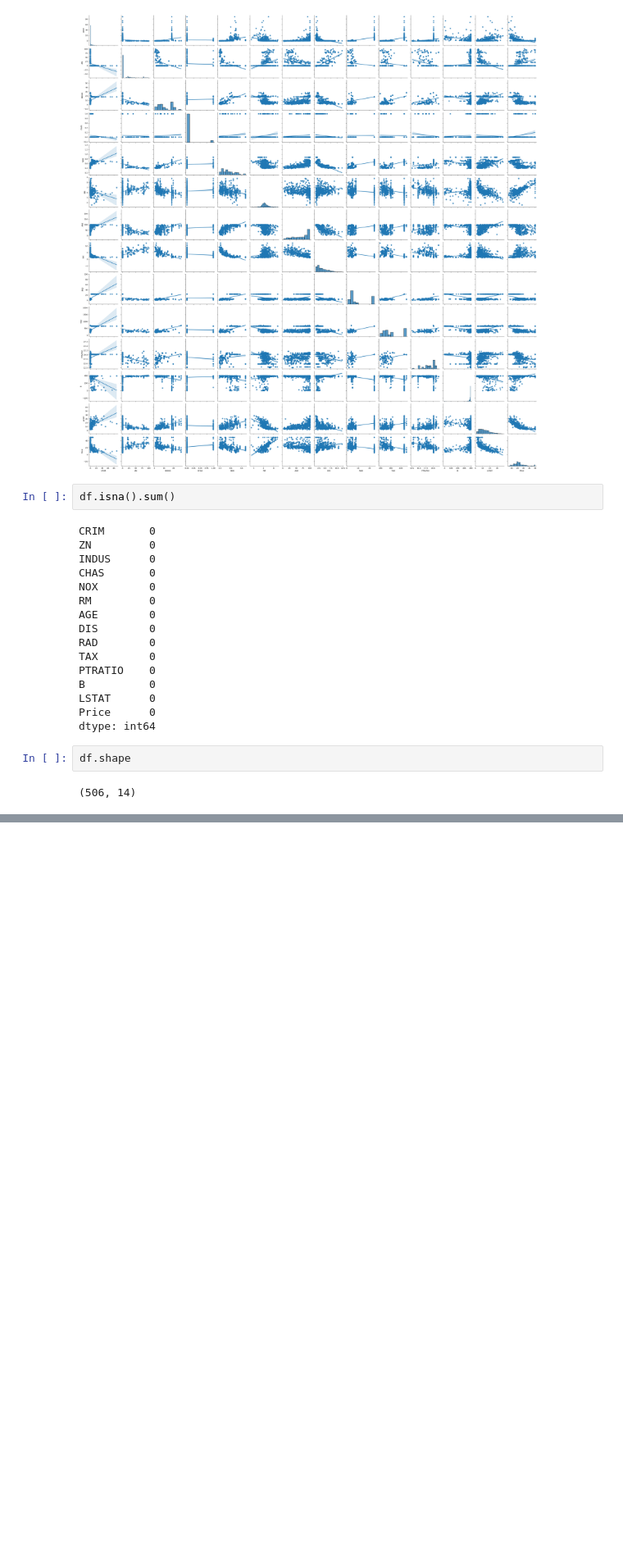
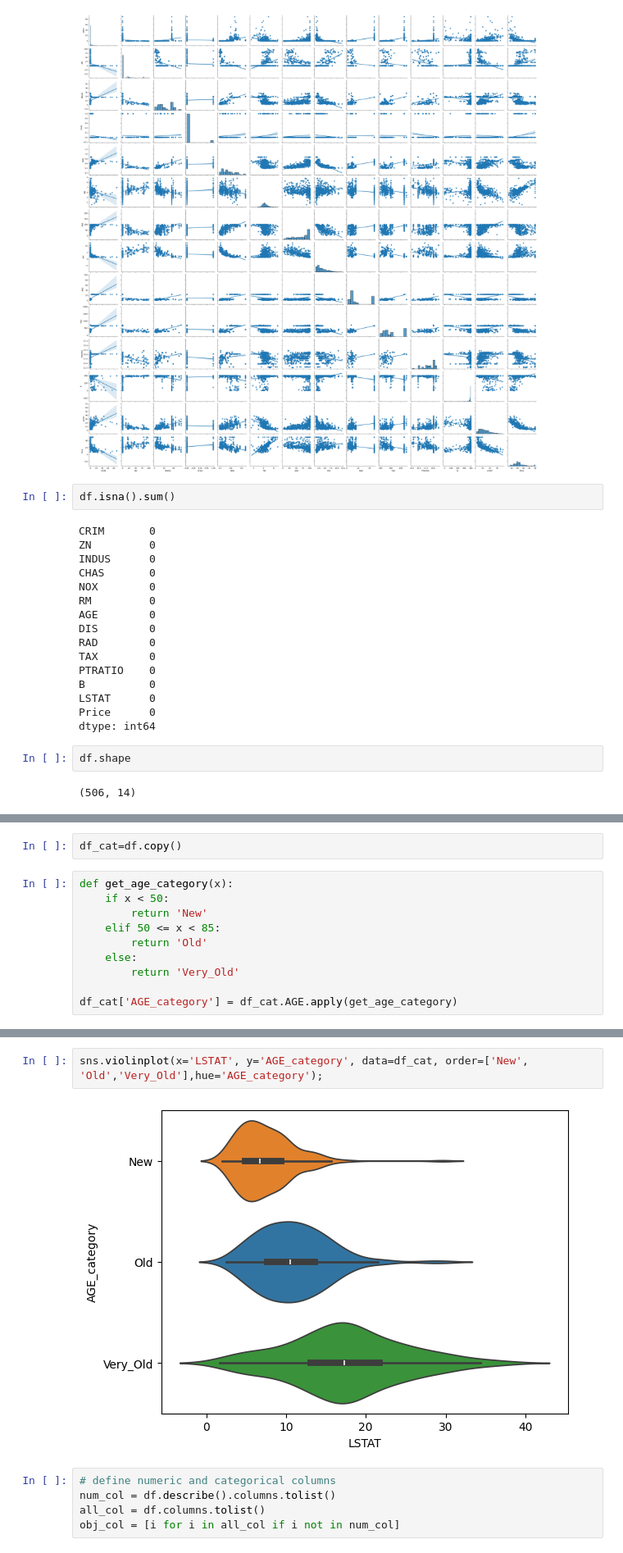
Before and after one commit to Lorenzo-Biondi/FISTIC2024, a Jupyter notebook: Less04/analisi.ipynb, the cells around one changed output, grey strips where cells are left out. Shown at 82% size. Drawn from its saved outputs; the diff is of its cells as text; blank space fills up the shorter version.

```diff
--- a/Less04/analisi.ipynb
+++ b/Less04/analisi.ipynb
@@ -81,0 +100,12 @@ df.shape
+# %%
+df_cat=df.copy()
+# %%
+def get_age_category(x):
+    if x < 50:
+        return 'New'
+    elif 50 <= x < 85:
+        return 'Old'
+    else:
+        return 'Very_Old'
+
+df_cat['AGE_category'] = df_cat.AGE.apply(get_age_category)
@@ -81,0 +120,9 @@ df.shape
+# %%
+sns.violinplot(x='LSTAT', y='AGE_category', data=df_cat, order=['New', 'Old','Very_Old'],hue='AGE_category');
+# %% [output]
+[figure, added]
+# %%
+# define numeric and categorical columns
+num_col = df.describe().columns.tolist()
+all_col = df.columns.tolist()
+obj_col = [i for i in all_col if i not in num_col]
```
Also changed, not shown: parts of 19 cells of this notebook, 2 other files.
